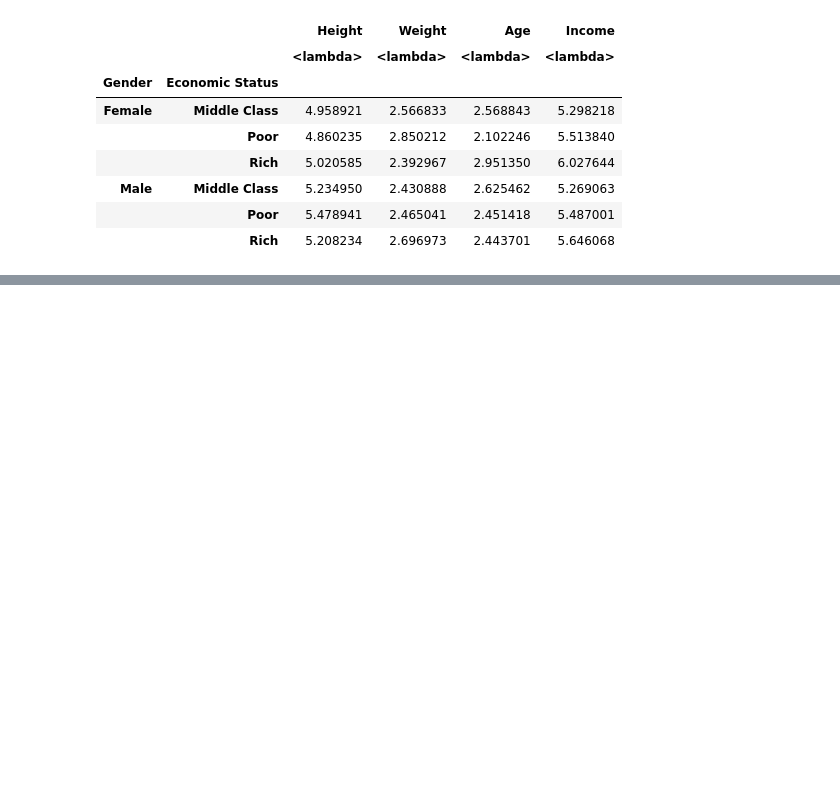
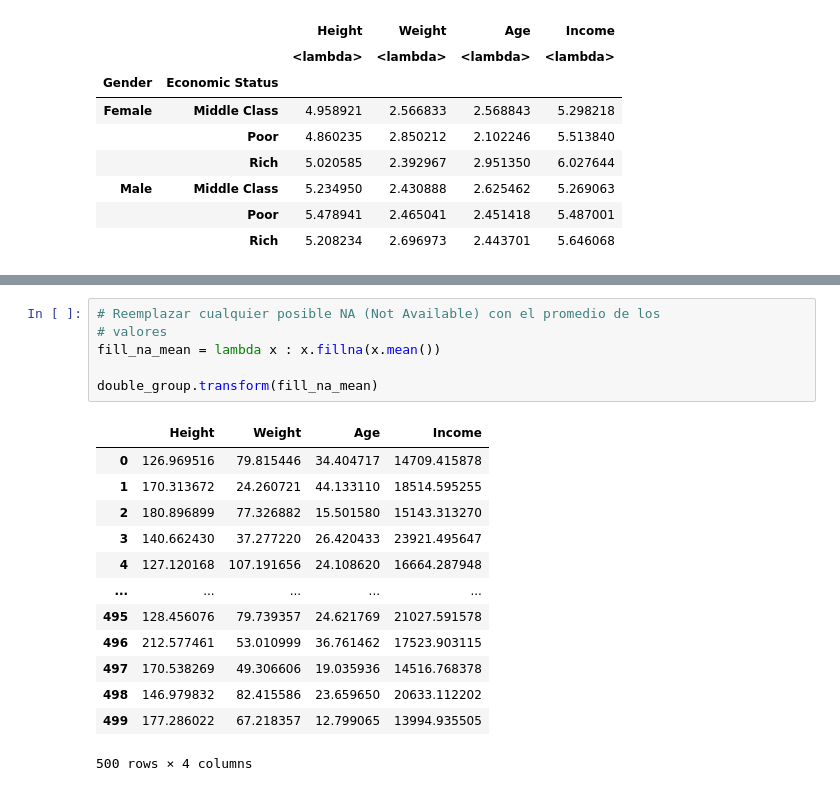
Before and after one commit to SPoVi/DataScience_Python, a Jupyter notebook: notebooks/T2 - Data Cleaning/T2 - 3 - Data Cleaning - Agrupación de datos - Jupyter.ipynb, the cells around one changed output, grey strips where cells are left out. Saved outputs shown, nothing was run; the diff lists cells and outputs as text; blank space fills up the shorter version.

```diff
--- a/notebooks/T2 - Data Cleaning/T2 - 3 - Data Cleaning - Agrupación de datos - Jupyter.ipynb
+++ b/notebooks/T2 - Data Cleaning/T2 - 3 - Data Cleaning - Agrupación de datos - Jupyter.ipynb
@@ -267,0 +318,20 @@ double_group.aggregate([lambda x: np.mean(x)/ np.std(x)])
+# %%
+# Reemplazar cualquier posible NA (Not Available) con el promedio de los
+# valores
+fill_na_mean = lambda x : x.fillna(x.mean())
+
+double_group.transform(fill_na_mean)
+# %% [output]
+|  | Height | Weight | Age | Income |
+| 0 | 126.969516 | 79.815446 | 34.404717 | 14709.415878 |
+| 1 | 170.313672 | 24.260721 | 44.133110 | 18514.595255 |
+| 2 | 180.896899 | 77.326882 | 15.501580 | 15143.313270 |
+| 3 | 140.662430 | 37.277220 | 26.420433 | 23921.495647 |
+| 4 | 127.120168 | 107.191656 | 24.108620 | 16664.287948 |
+| ... | ... | ... | ... | ... |
+| 495 | 128.456076 | 79.739357 | 24.621769 | 21027.591578 |
+| 496 | 212.577461 | 53.010999 | 36.761462 | 17523.903115 |
+| 497 | 170.538269 | 49.306606 | 19.035936 | 14516.768378 |
+| 498 | 146.979832 | 82.415586 | 23.659650 | 20633.112202 |
+| 499 | 177.286022 | 67.218357 | 12.799065 | 13994.935505 |
+500 rows × 4 columns
```
Also changed, not shown: parts of 15 cells of this notebook.
